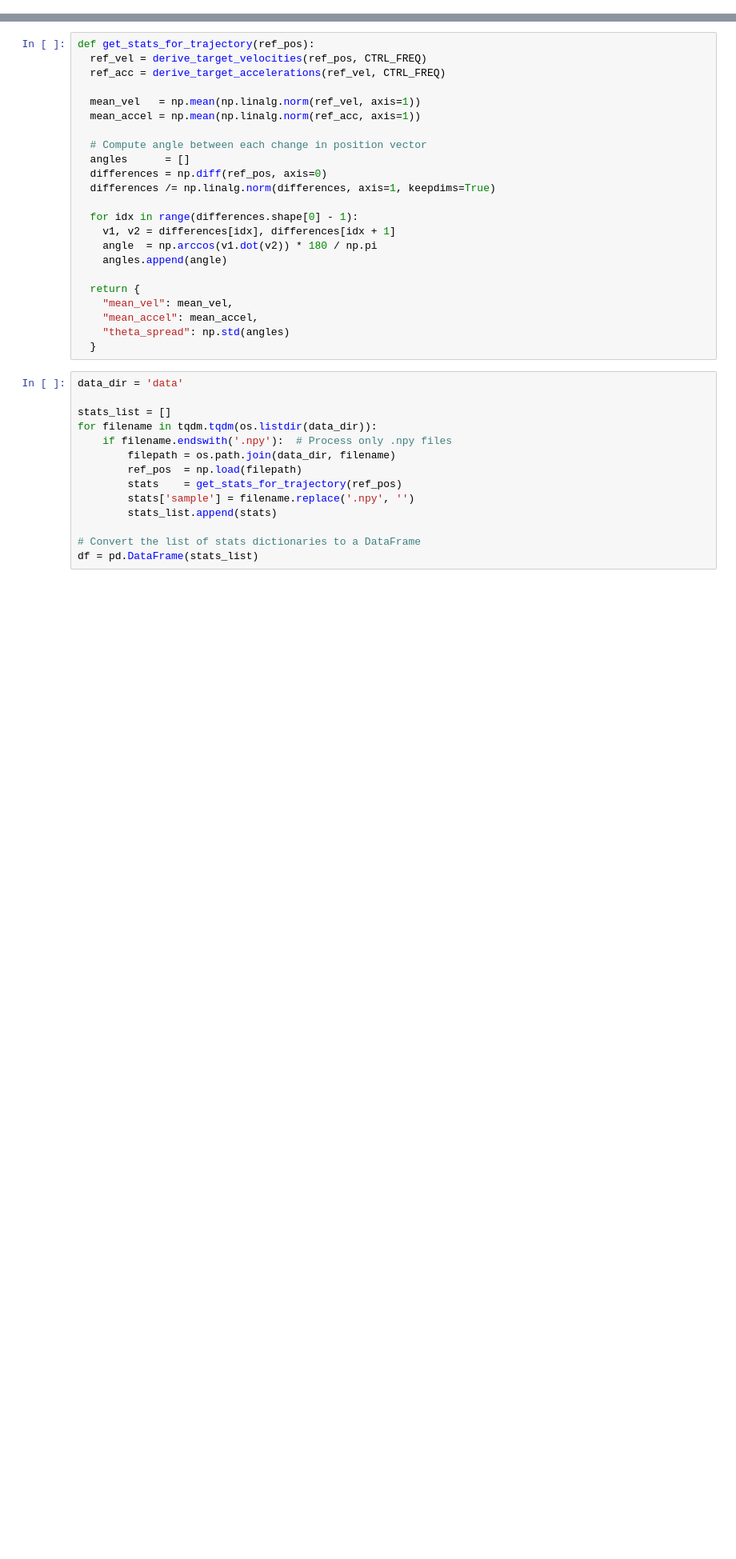
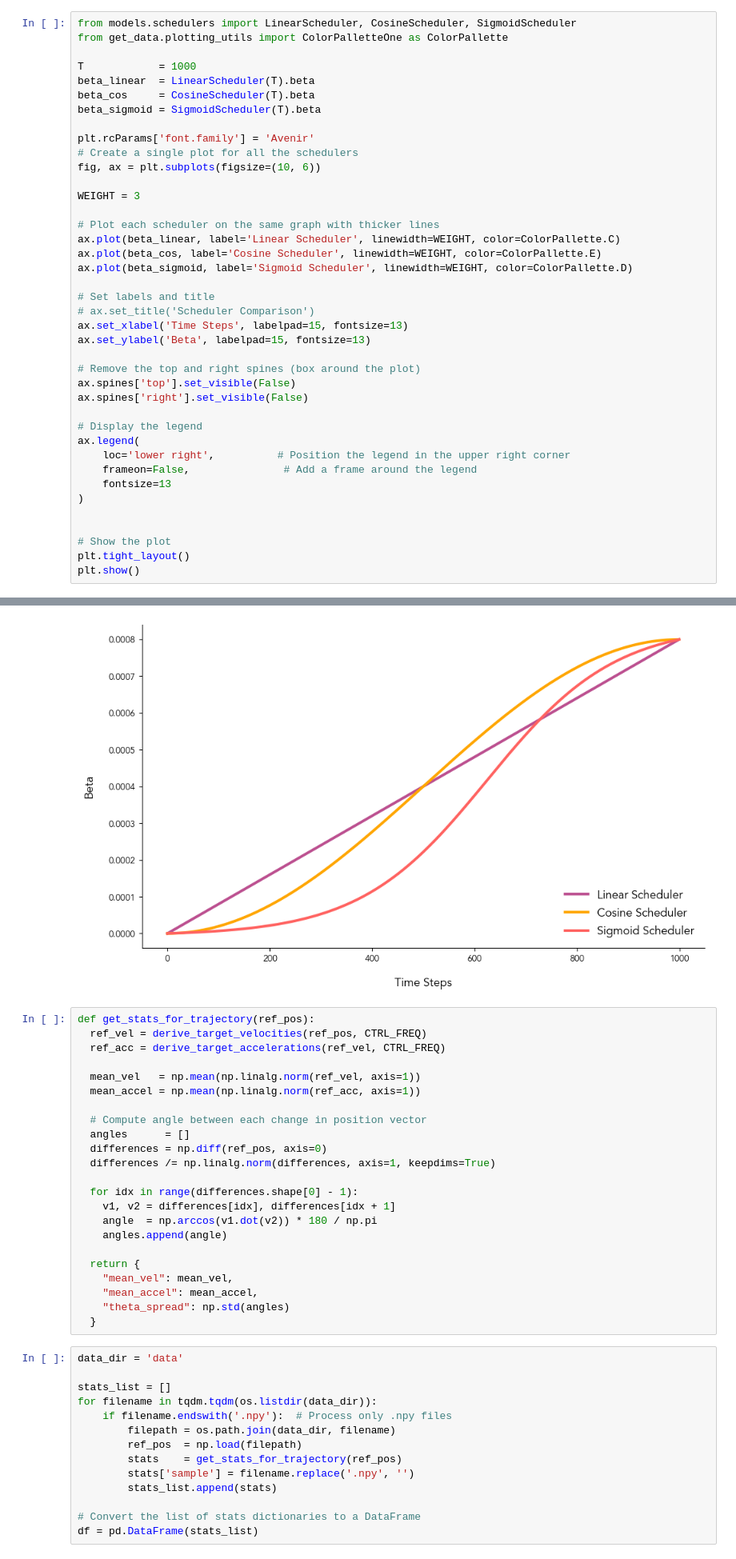
Before and after one commit to sparthaje/quadrotor-diffusion, a Jupyter notebook: unconditioned/viz_data_distribution.ipynb, the cells around one changed output, grey strips where cells are left out. Shown at 80% size. Saved outputs shown, nothing was run; the diff lists cells and outputs as text; blank space fills up the shorter version.

Commit message:
Model Implementation

```diff
--- a/unconditioned/viz_data_distribution.ipynb
+++ b/unconditioned/viz_data_distribution.ipynb
@@ -15,0 +24,41 @@ TOTAL_TIME = 12
+# %%
+from models.schedulers import LinearScheduler, CosineScheduler, SigmoidScheduler
+from get_data.plotting_utils import ColorPalletteOne as ColorPallette
+
+T            = 1000
+beta_linear  = LinearScheduler(T).beta
+beta_cos     = CosineScheduler(T).beta
+beta_sigmoid = SigmoidScheduler(T).beta
+
+plt.rcParams['font.family'] = 'Avenir'
+# Create a single plot for all the schedulers
+fig, ax = plt.subplots(figsize=(10, 6))
+
+WEIGHT = 3
+
+# Plot each scheduler on the same graph with thicker lines
+ax.plot(beta_linear, label='Linear Scheduler', linewidth=WEIGHT, color=ColorPallette.C)
+ax.plot(beta_cos, label='Cosine Scheduler', linewidth=WEIGHT, color=ColorPallette.E)
+ax.plot(beta_sigmoid, label='Sigmoid Scheduler', linewidth=WEIGHT, color=ColorPallette.D)
+
+# Set labels and title
+# ax.set_title('Scheduler Comparison')
+ax.set_xlabel('Time Steps', labelpad=15, fontsize=13)
+ax.set_ylabel('Beta', labelpad=15, fontsize=13)
+
+# Remove the top and right spines (box around the plot)
+ax.spines['top'].set_visible(False)
+ax.spines['right'].set_visible(False)
+
+# Display the legend
+ax.legend(
+    loc='lower right',          # Position the legend in the upper right corner
+    frameon=False,               # Add a frame around the legend
+    fontsize=13
+)
+
+
+# Show the plot
+plt.tight_layout()
+plt.show()
+# %% [output]
@@ -16,3 +67,4 @@ TOTAL_TIME = 12
+[figure, added]
 # %%
 def get_stats_for_trajectory(ref_pos):
   ref_vel = derive_target_velocities(ref_pos, CTRL_FREQ)
```
Also changed, not shown: parts of 4 cells of this notebook, 10 other files.
